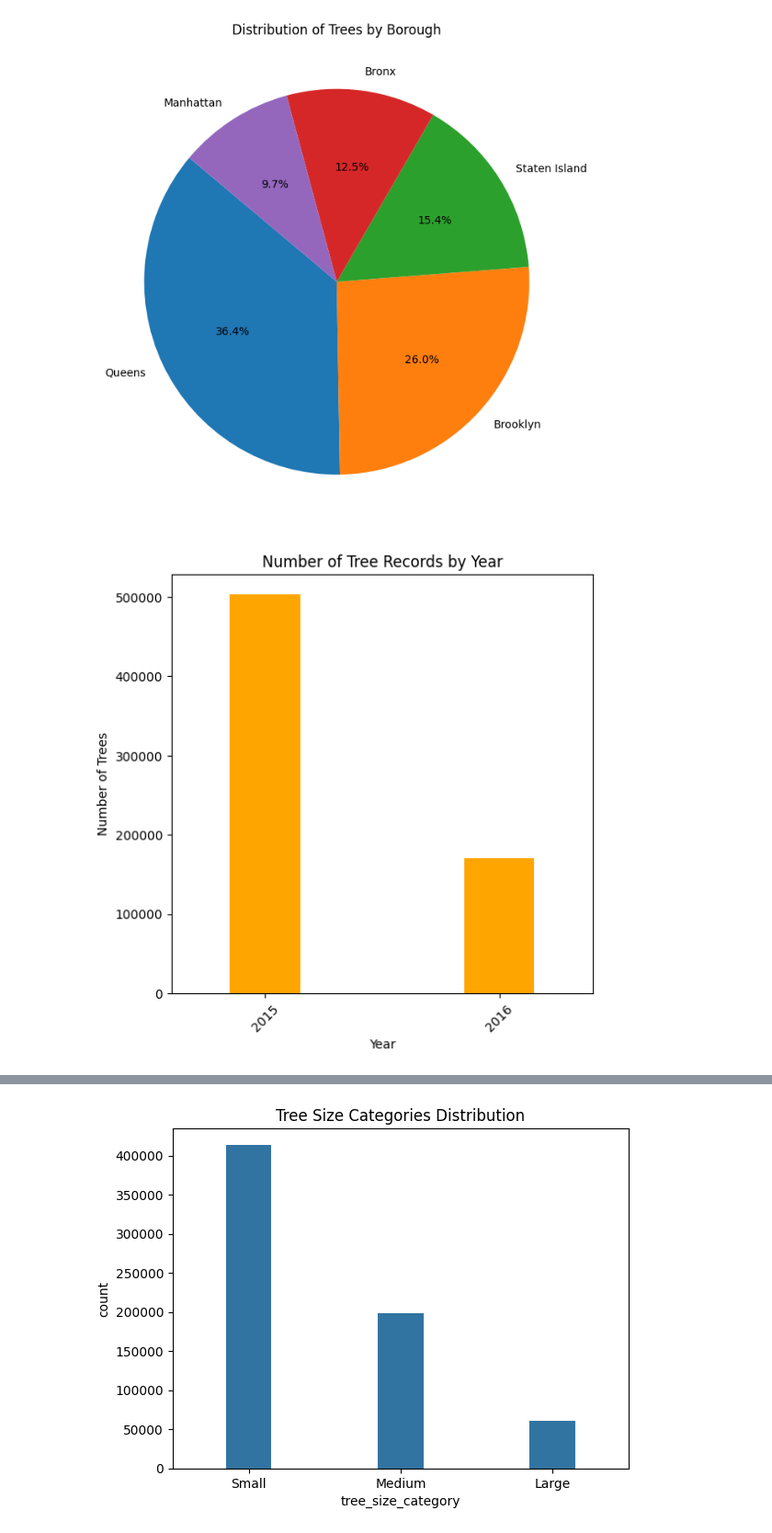
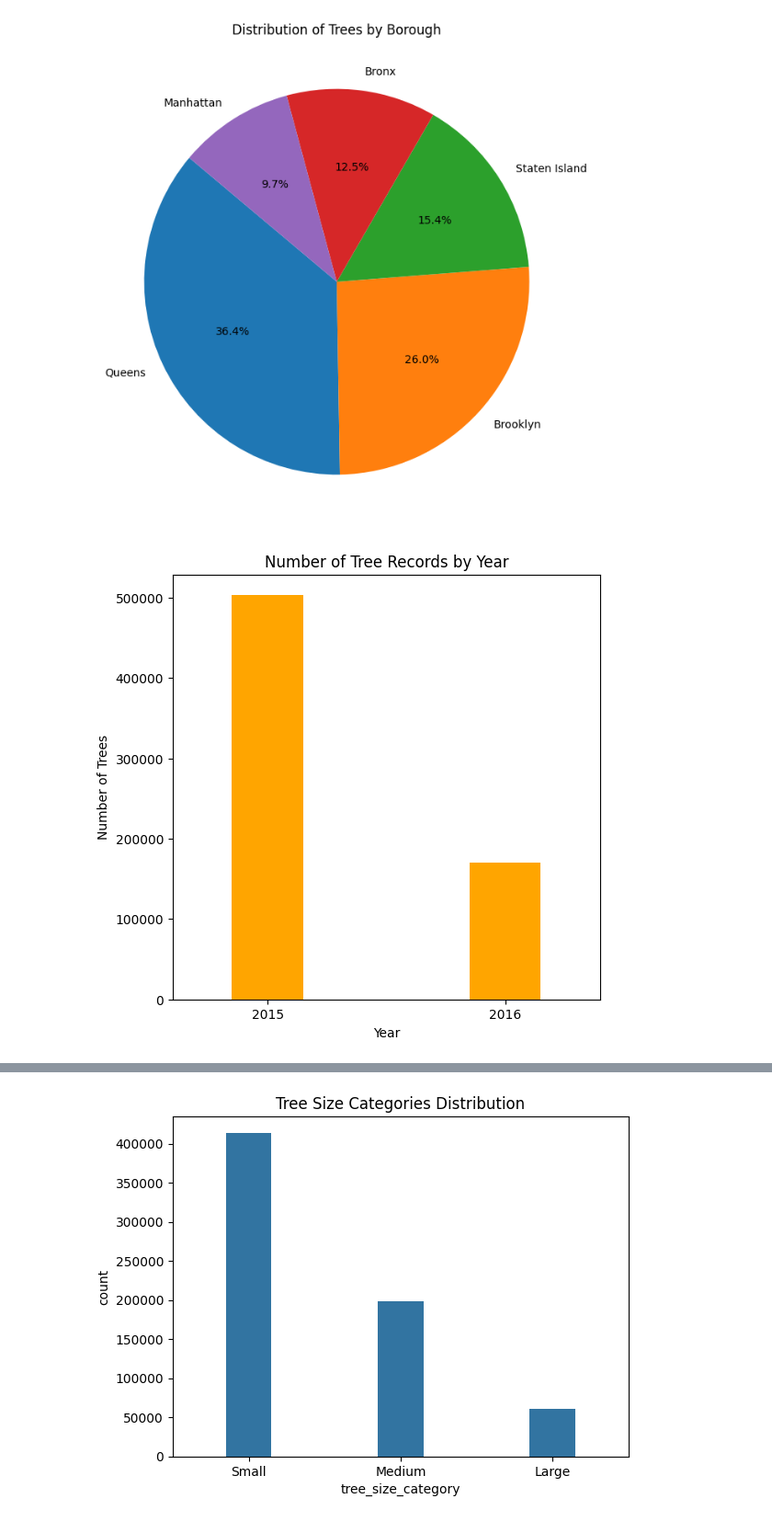
Before and after one commit to asha8r/2015-Street-Tree-Census, a Jupyter notebook: 2015_Street_Tree_Census.ipynb, the cells around one changed output, grey strips where cells are left out. Shown: that part at 92% size. Drawn from its saved outputs; the diff is of its cells as text; code cells hidden in the pictures.

```diff
--- a/2015_Street_Tree_Census.ipynb
+++ b/2015_Street_Tree_Census.ipynb
@@ -387,10 +387,10 @@ plt.show()
 # %%
 plt.figure(figsize=(6, 6))
 yearly_distribution.plot(kind='bar', color='orange', width=0.3)
 plt.title('Number of Tree Records by Year')
 plt.xlabel('Year')
 plt.ylabel('Number of Trees')
-plt.xticks(rotation=45)
+plt.xticks(rotation=0)
 plt.show()
 # %% [output]
-[figure, old version]
+[figure, new version]
```
Also changed, not shown: parts of 13 cells of this notebook.
